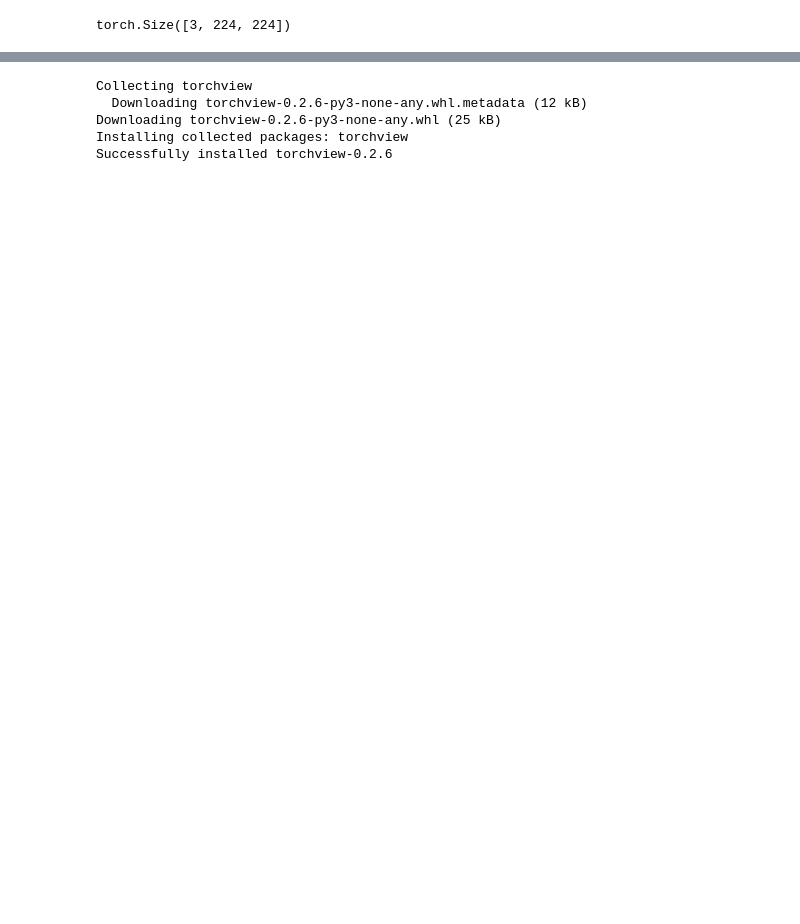
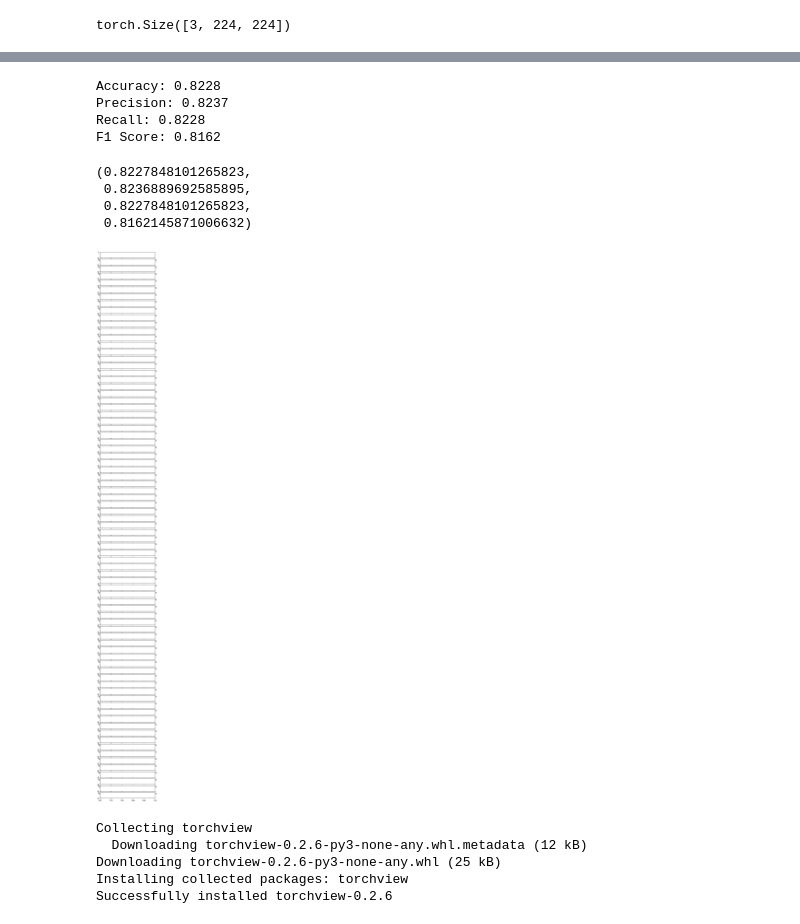
Before and after one commit to FullMetalChains/ISL_Recognition_CvT, a Jupyter notebook: isl-using-cvt.ipynb, the cells around one changed output, grey strips where cells are left out. Drawn from its saved outputs; the diff is of its cells as text; code cells hidden in the pictures; blank space fills up the shorter version.

```diff
--- a/isl-using-cvt.ipynb
+++ b/isl-using-cvt.ipynb
@@ -456,6 +484,18 @@ def evaluate_model(samples, model, image_processor):
     print(f"F1 Score: {f1:.4f}")
 
     return accuracy, precision, recall, f1
+# %%
+evaluate_model(samples, model, image_processor)
+# %% [output]
+Accuracy: 0.8228
+Precision: 0.8237
+Recall: 0.8228
+F1 Score: 0.8162
+(0.8227848101265823,
+ 0.8236889692585895,
+ 0.8227848101265823,
+ 0.8162145871006632)
+[figure, added]
 # %%
 !pip install torchview
 import random
```
Also changed, not shown: parts of 13 cells of this notebook.
